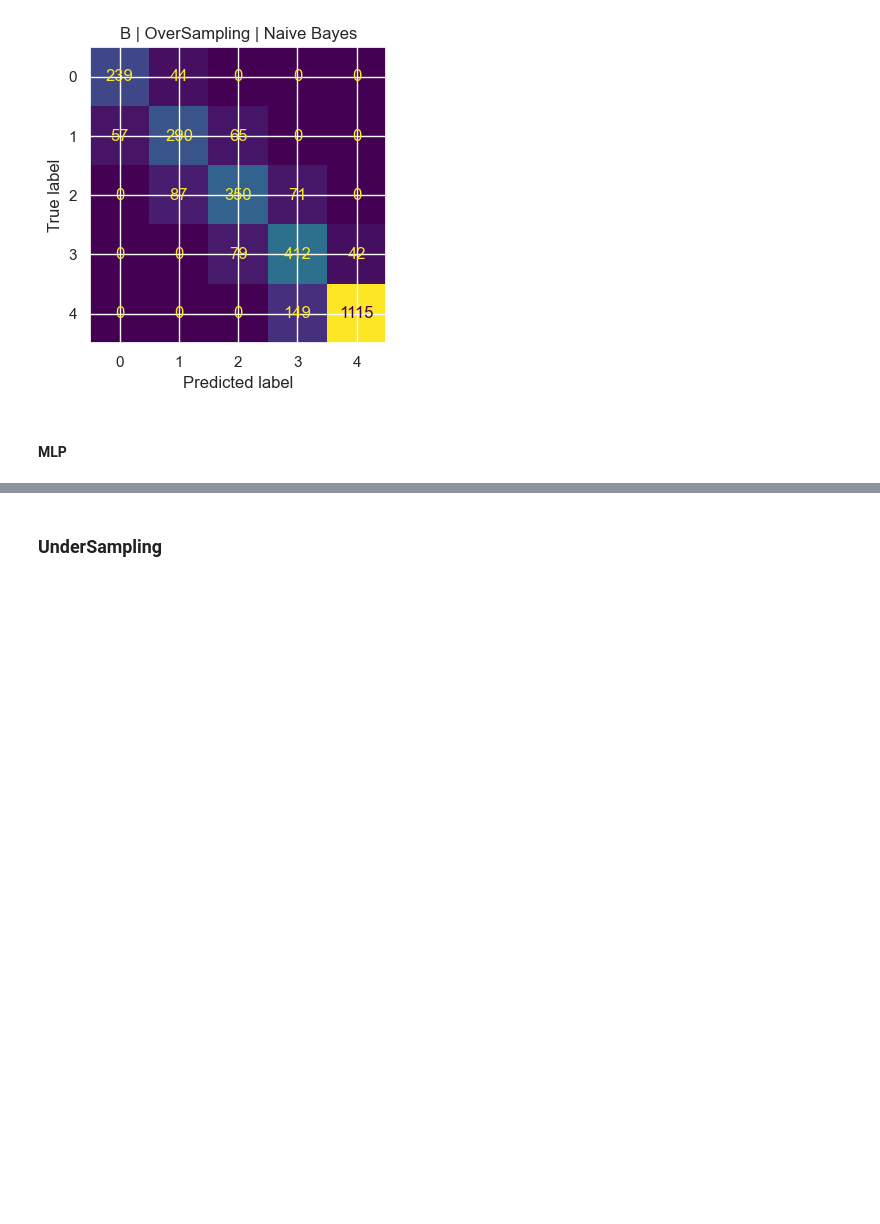
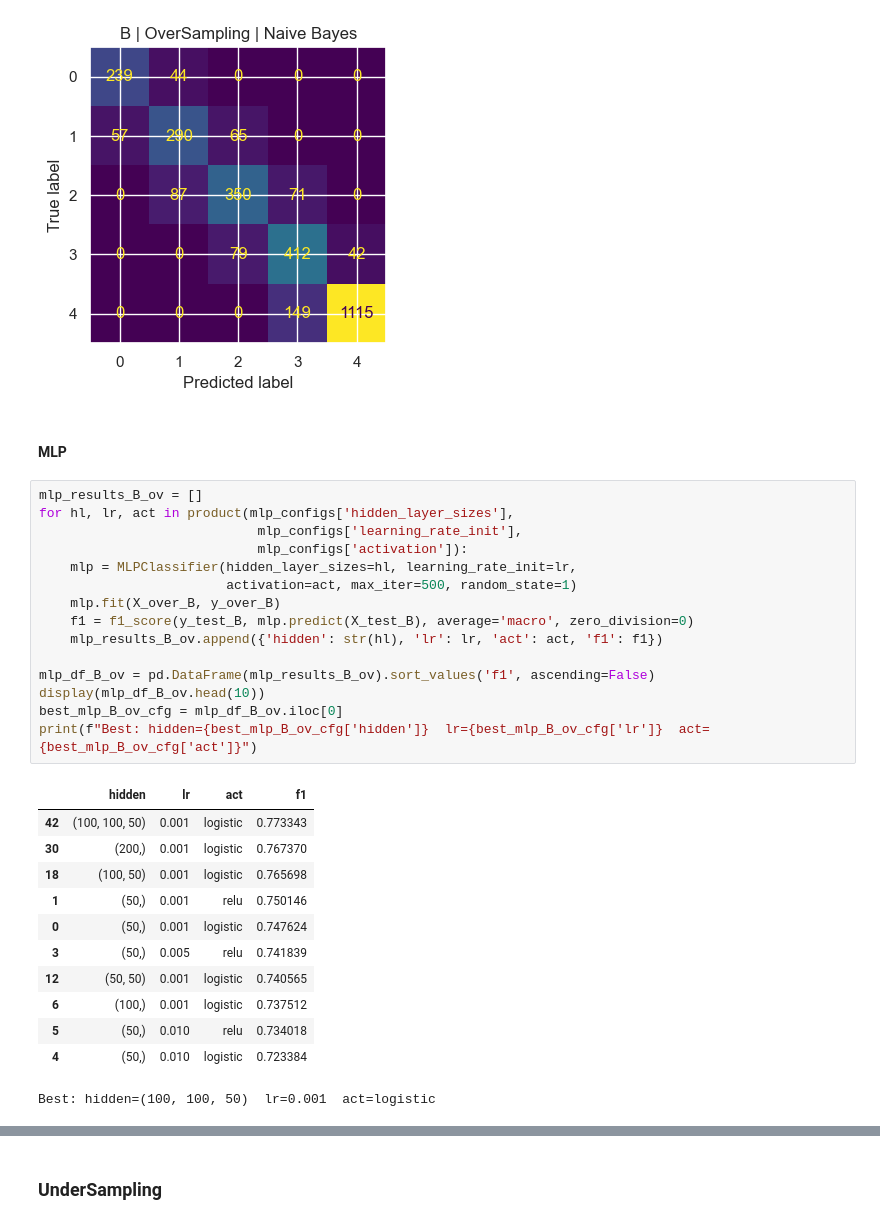
Before and after one commit to diogvasc/projetoAC, a Jupyter notebook: projeto_2.ipynb, the cells around one changed output, grey strips where cells are left out. Cells and saved outputs as stored; diff of their text form; blank space fills up the shorter version.

```diff
--- a/projeto_2.ipynb
+++ b/projeto_2.ipynb
@@ -680,5 +680,33 @@ weighted avg       0.81      0.80      0.81      3000
 [figure]
 # %% [markdown]
 #### MLP
+# %%
+mlp_results_B_ov = []
+for hl, lr, act in product(mlp_configs['hidden_layer_sizes'],
+                            mlp_configs['learning_rate_init'],
+                            mlp_configs['activation']):
+    mlp = MLPClassifier(hidden_layer_sizes=hl, learning_rate_init=lr,
+                        activation=act, max_iter=500, random_state=1)
+    mlp.fit(X_over_B, y_over_B)
+    f1 = f1_score(y_test_B, mlp.predict(X_test_B), average='macro', zero_division=0)
+    mlp_results_B_ov.append({'hidden': str(hl), 'lr': lr, 'act': act, 'f1': f1})
+
+mlp_df_B_ov = pd.DataFrame(mlp_results_B_ov).sort_values('f1', ascending=False)
+display(mlp_df_B_ov.head(10))
+best_mlp_B_ov_cfg = mlp_df_B_ov.iloc[0]
+print(f"Best: hidden={best_mlp_B_ov_cfg['hidden']}  lr={best_mlp_B_ov_cfg['lr']}  act={best_mlp_B_ov_cfg['act']}")
+# %% [output]
+|  | hidden | lr | act | f1 |
+| 42 | (100, 100, 50) | 0.001 | logistic | 0.773343 |
+| 30 | (200,) | 0.001 | logistic | 0.767370 |
+| 18 | (100, 50) | 0.001 | logistic | 0.765698 |
+| 1 | (50,) | 0.001 | relu | 0.750146 |
+| 0 | (50,) | 0.001 | logistic | 0.747624 |
+| 3 | (50,) | 0.005 | relu | 0.741839 |
+| 12 | (50, 50) | 0.001 | logistic | 0.740565 |
+| 6 | (100,) | 0.001 | logistic | 0.737512 |
+| 5 | (50,) | 0.010 | relu | 0.734018 |
+| 4 | (50,) | 0.010 | logistic | 0.723384 |
+Best: hidden=(100, 100, 50)  lr=0.001  act=logistic
 # %%
 mlp_B_ov = MLPClassifier(
```
Also changed, not shown: parts of 7 cells of this notebook, 1 other file.
